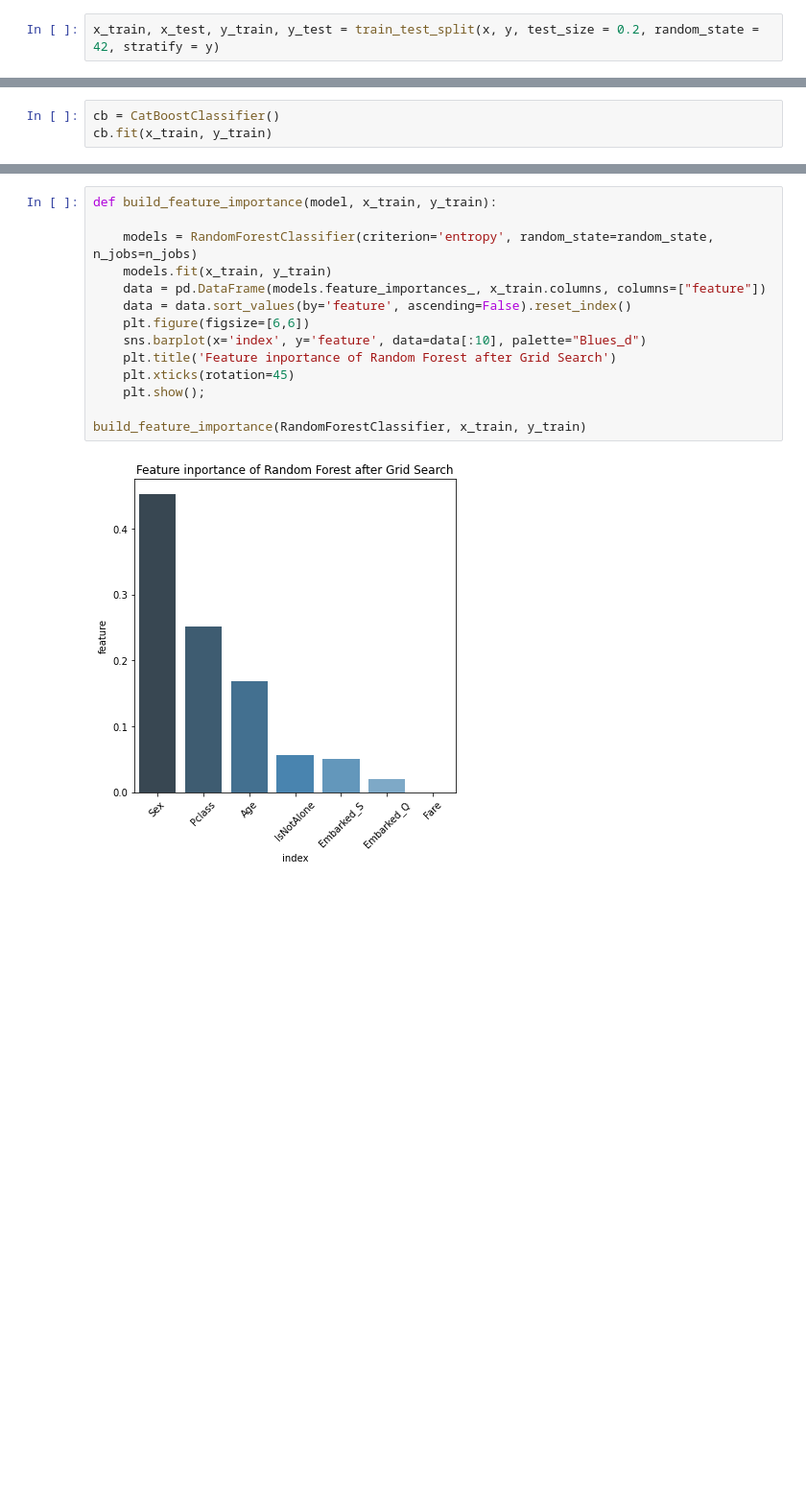
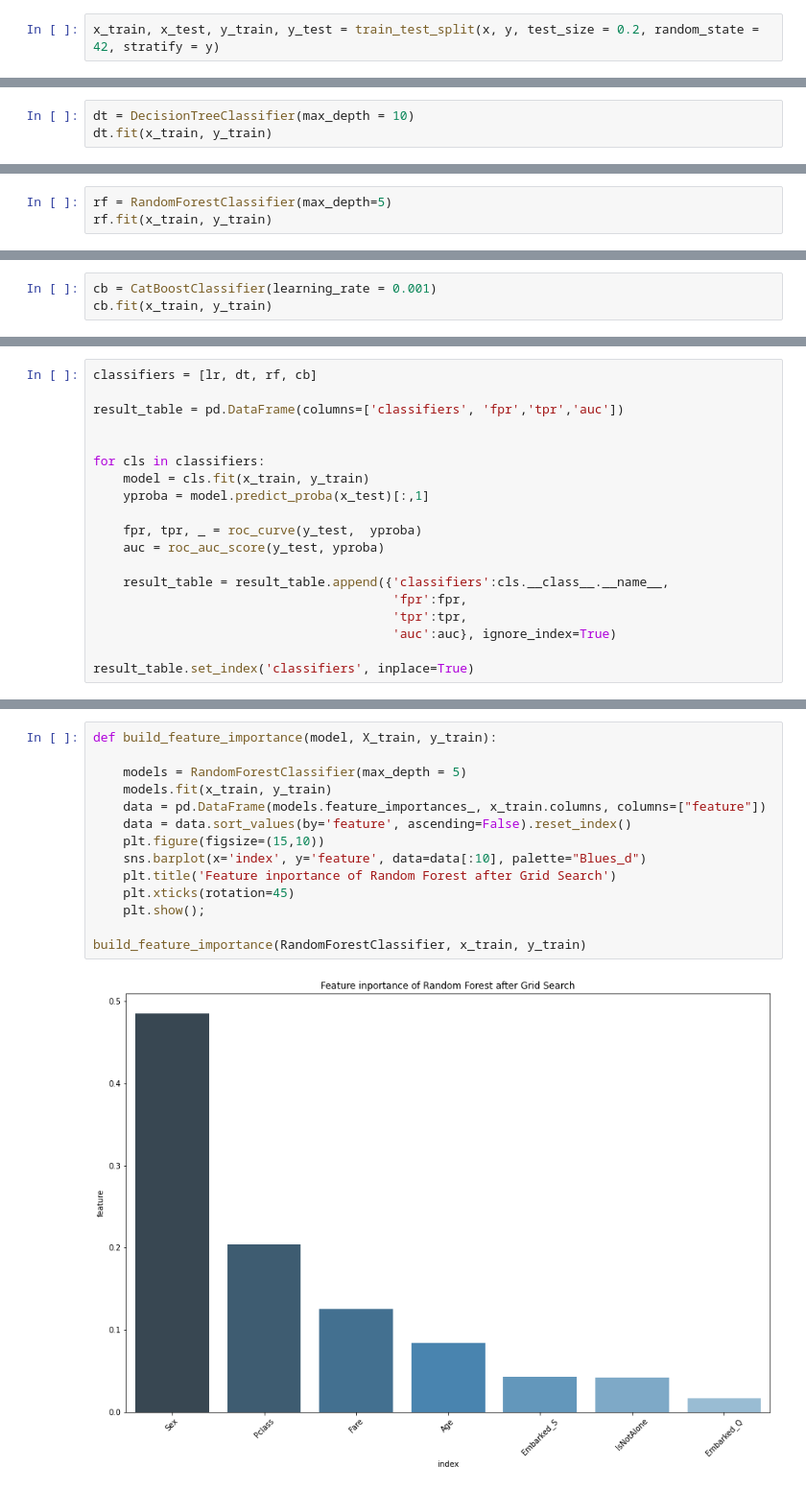
Before and after one commit to hazimutalib/Logistic-Regression, a Jupyter notebook: 2. Logistic Regression - Titanic.ipynb, the cells around one changed output, grey strips where cells are left out. Shown at 96% size. Saved outputs shown, nothing was run; the diff lists cells and outputs as text; blank space fills up the shorter version.

```diff
--- a/2. Logistic Regression - Titanic.ipynb
+++ b/2. Logistic Regression - Titanic.ipynb
@@ -357,0 +274,3 @@ roc_auc_score(y_test, gs_rf.predict_proba(x_test)[:,1])
+# %%
+dt = DecisionTreeClassifier(max_depth = 10)
+dt.fit(x_train, y_train)
@@ -357,0 +313,3 @@ roc_auc_score(y_test, gs_rf.predict_proba(x_test)[:,1])
+# %%
+rf = RandomForestClassifier(max_depth=5)
+rf.fit(x_train, y_train)
@@ -358,4 +330,4 @@ roc_auc_score(y_test, gs_rf.predict_proba(x_test)[:,1])
 # %%
-cb = CatBoostClassifier()
+cb = CatBoostClassifier(learning_rate = 0.001)
 cb.fit(x_train, y_train)
 # %% [output]
@@ -420,0 +364,19 @@ fig.show();
+# %%
+classifiers = [lr, dt, rf, cb]
+
+result_table = pd.DataFrame(columns=['classifiers', 'fpr','tpr','auc'])
+
+
+for cls in classifiers:
+    model = cls.fit(x_train, y_train)
+    yproba = model.predict_proba(x_test)[:,1]
+
+    fpr, tpr, _ = roc_curve(y_test,  yproba)
+    auc = roc_auc_score(y_test, yproba)
+
+    result_table = result_table.append({'classifiers':cls.__class__.__name__,
+                                        'fpr':fpr,
+                                        'tpr':tpr,
+                                        'auc':auc}, ignore_index=True)
+
+result_table.set_index('classifiers', inplace=True)
@@ -421,16 +425,16 @@ fig.show();
 # %%
-def build_feature_importance(model, x_train, y_train):
+def build_feature_importance(model, X_train, y_train):
 
-    models = RandomForestClassifier(criterion='entropy', random_state=random_state, n_jobs=n_jobs)
+    models = RandomForestClassifier(max_depth = 5)
     models.fit(x_train, y_train)
     data = pd.DataFrame(models.feature_importances_, x_train.columns, columns=["feature"])
     data = data.sort_values(by='feature', ascending=False).reset_index()
-    plt.figure(figsize=[6,6])
+    plt.figure(figsize=(15,10))
     sns.barplot(x='index', y='feature', data=data[:10], palette="Blues_d")
     plt.title('Feature inportance of Random Forest after Grid Search')
     plt.xticks(rotation=45)
     plt.show();
 
 build_feature_importance(RandomForestClassifier, x_train, y_train)
 # %% [output]
-[figure, old version]
+[figure, new version]
```
Also changed, not shown: parts of 29 cells of this notebook, 4 other files.
